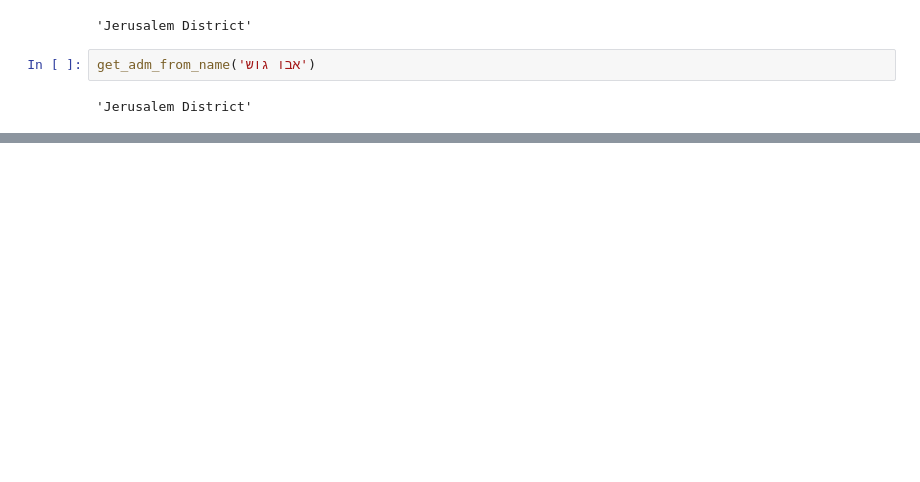
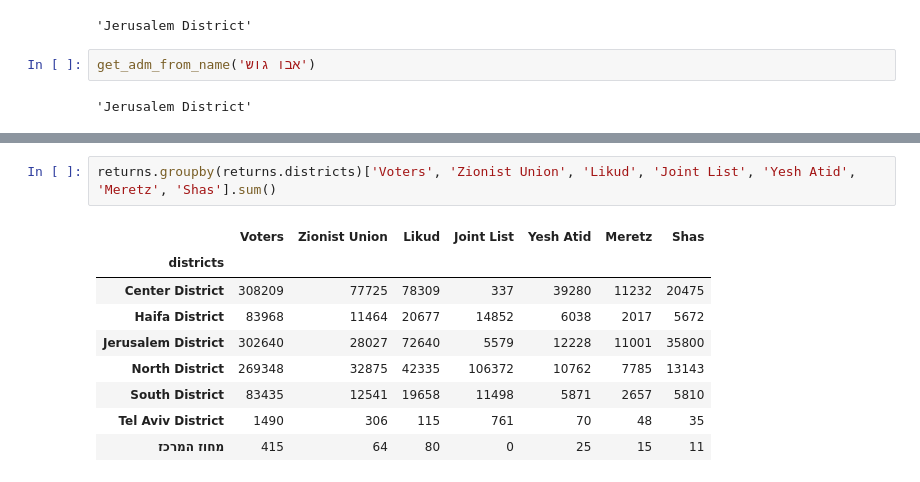
Before and after one commit to the-economist-editorial/elections-2015, a Jupyter notebook: Israel geocoding.ipynb, the cells around one changed output, grey strips where cells are left out. Drawn from its saved outputs; the diff is of its cells as text; blank space fills up the shorter version.

```diff
--- a/Israel geocoding.ipynb
+++ b/Israel geocoding.ipynb
@@ -192,0 +148,12 @@ Name: district, dtype: object
+# %%
+returns.groupby(returns.districts)['Voters', 'Zionist Union', 'Likud', 'Joint List', 'Yesh Atid', 'Meretz', 'Shas'].sum()
+# %% [output]
+|  | Voters | Zionist Union | Likud | Joint List | Yesh Atid | Meretz | Shas |
+| districts |  |  |  |  |  |  |  |
+| Center District | 308209 | 77725 | 78309 | 337 | 39280 | 11232 | 20475 |
+| Haifa District | 83968 | 11464 | 20677 | 14852 | 6038 | 2017 | 5672 |
+| Jerusalem District | 302640 | 28027 | 72640 | 5579 | 12228 | 11001 | 35800 |
+| North District | 269348 | 32875 | 42335 | 106372 | 10762 | 7785 | 13143 |
+| South District | 83435 | 12541 | 19658 | 11498 | 5871 | 2657 | 5810 |
+| Tel Aviv District | 1490 | 306 | 115 | 761 | 70 | 48 | 35 |
+| מחוז המרכז | 415 | 64 | 80 | 0 | 25 | 15 | 11 |
```
Also changed, not shown: parts of 22 cells of this notebook, 3 other files.
